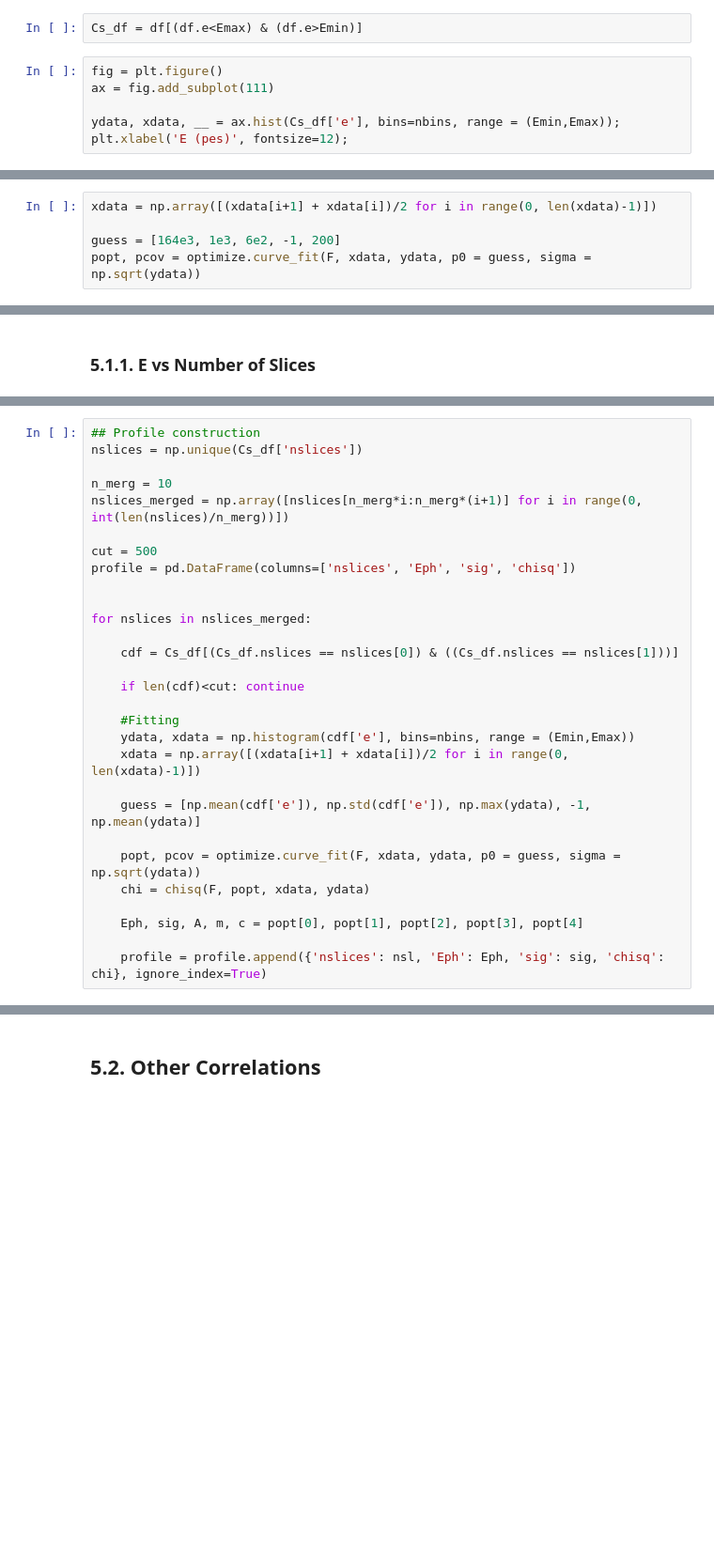
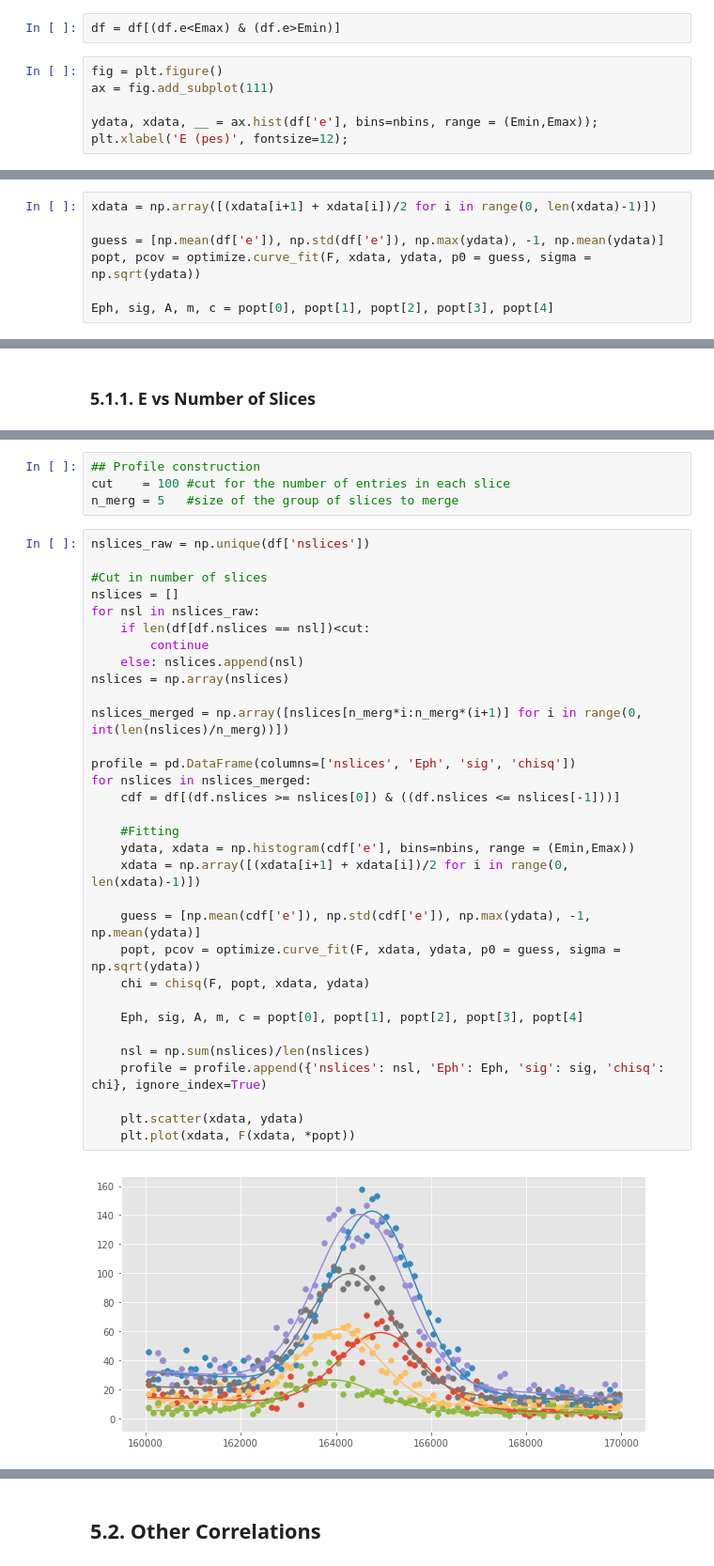
Before and after one commit to jahernando/CsThNB, a Jupyter notebook: temp/Cs_corrected_pmaps_analysis.ipynb, the cells around one changed output, grey strips where cells are left out. Shown: that part at 94% size. Saved outputs shown, nothing was run; the diff lists cells and outputs as text; blank space fills up the shorter version.

```diff
--- a/temp/Cs_corrected_pmaps_analysis.ipynb
+++ b/temp/Cs_corrected_pmaps_analysis.ipynb
@@ -41,12 +42,12 @@ plt.xlabel('E0 (pes)', fontsize=12);
 Emax = 170e3
 Emin = 160e3
 # %%
-Cs_df = df[(df.e<Emax) & (df.e>Emin)]
+df = df[(df.e<Emax) & (df.e>Emin)]
 # %%
 fig = plt.figure()
 ax = fig.add_subplot(111)
 
-ydata, xdata, __ = ax.hist(Cs_df['e'], bins=nbins, range = (Emin,Emax));
+ydata, xdata, __ = ax.hist(df['e'], bins=nbins, range = (Emin,Emax));
 plt.xlabel('E (pes)', fontsize=12);
 # %% [output]
 [figure]
@@ -65,5 +66,7 @@ def chisq(F, popt, xdata, ydata):
 # %%
 xdata = np.array([(xdata[i+1] + xdata[i])/2 for i in range(0, len(xdata)-1)])
 
-guess = [164e3, 1e3, 6e2, -1, 200]
+guess = [np.mean(df['e']), np.std(df['e']), np.max(ydata), -1, np.mean(ydata)]
 popt, pcov = optimize.curve_fit(F, xdata, ydata, p0 = guess, sigma = np.sqrt(ydata))
+
+Eph, sig, A, m, c = popt[0], popt[1], popt[2], popt[3], popt[4]
@@ -180,29 +165,38 @@ cbar_enslices = fig_e.colorbar(hist_enslices[3], ax = ax_enslices)
+# %%
+## Profile construction
+cut    = 100 #cut for the number of entries in each slice
+n_merg = 5   #size of the group of slices to merge
 # %%
-## Profile construction
-nslices = np.unique(Cs_df['nslices'])
+nslices_raw = np.unique(df['nslices'])
 
-n_merg = 10
+#Cut in number of slices
+nslices = []
+for nsl in nslices_raw:
+    if len(df[df.nslices == nsl])<cut:
+        continue
+    else: nslices.append(nsl)
+nslices = np.array(nslices)
+
 nslices_merged = np.array([nslices[n_merg*i:n_merg*(i+1)] for i in range(0, int(len(nslices)/n_merg))])
 
-cut = 500
 profile = pd.DataFrame(columns=['nslices', 'Eph', 'sig', 'chisq'])
-
-
 for nslices in nslices_merged:
-
-    cdf = Cs_df[(Cs_df.nslices == nslices[0]) & ((Cs_df.nslices == nslices[1]))]
-
-    if len(cdf)<cut: continue
+    cdf = df[(df.nslices >= nslices[0]) & ((df.nslices <= nslices[-1]))]
 
     #Fitting
     ydata, xdata = np.histogram(cdf['e'], bins=nbins, range = (Emin,Emax))
     xdata = np.array([(xdata[i+1] + xdata[i])/2 for i in range(0, len(xdata)-1)])
 
     guess = [np.mean(cdf['e']), np.std(cdf['e']), np.max(ydata), -1, np.mean(ydata)]
-
     popt, pcov = optimize.curve_fit(F, xdata, ydata, p0 = guess, sigma = np.sqrt(ydata))
     chi = chisq(F, popt, xdata, ydata)
 
     Eph, sig, A, m, c = popt[0], popt[1], popt[2], popt[3], popt[4]
 
+    nsl = np.sum(nslices)/len(nslices)
     profile = profile.append({'nslices': nsl, 'Eph': Eph, 'sig': sig, 'chisq': chi}, ignore_index=True)
+
+    plt.scatter(xdata, ydata)
+    plt.plot(xdata, F(xdata, *popt))
+# %% [output]
+[figure, added]
```
Also changed, not shown: parts of 19 cells of this notebook.
